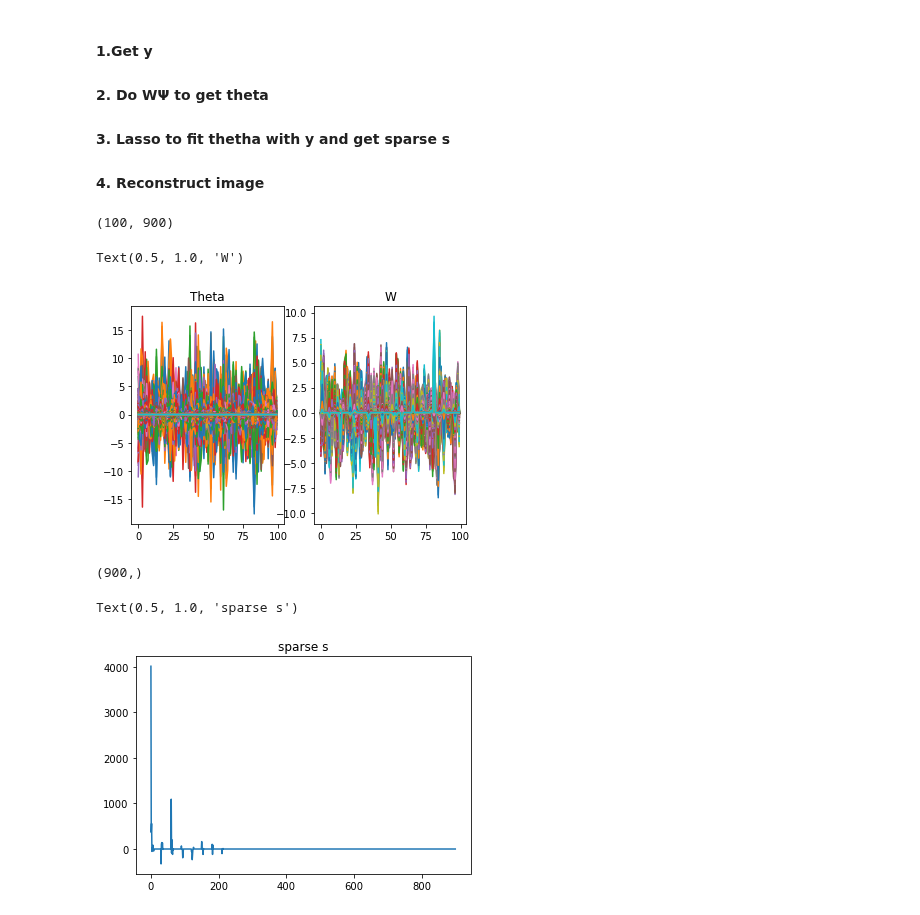
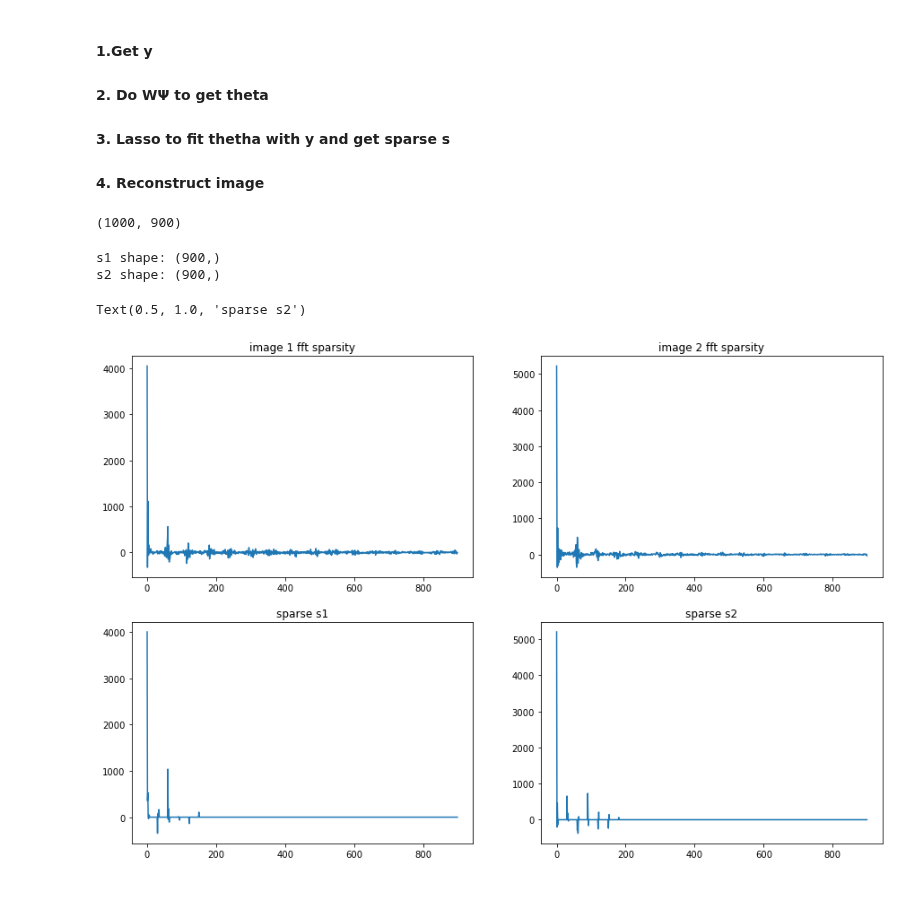
Before and after one commit to qkstngus000/Visual-Compressive-Sensing, a Jupyter notebook: V1_Compress _Sensing.ipynb, the cells around one changed output. Drawn from its saved outputs; the diff is of its cells as text; code cells hidden in the pictures.

```diff
--- a/V1_Compress _Sensing.ipynb
+++ b/V1_Compress _Sensing.ipynb
@@ -18,7 +18,7 @@ from PIL import Image, ImageOps
 # %%
 # 1. Generate random V1 weights
 
-numCell = 100
+numCell = 1000
 dim = (30, 30)
 cellSize = 5
 sparseFreq = 3
@@ -146,39 +149,66 @@ Text(0.5, 1.0, 'image 2 fft sparsity')
 #### 4. Reconstruct image
 # %%
 # 1. Some measurement y
-y = W @ imgArr1
-y = y.squeeze()
+
+# image 1
+y1 = W @ imgArr1
+y1 = y1.squeeze()
+
+# image 2
+y2 = W @ imgArr2
+y2 = y2.squeeze()
 # %%
 ## 2. WΨ
 theta = fft.dctn(W.reshape(numCell, n, n), norm = 'ortho', axes = [1, 2])
 theta = theta.reshape(numCell, n*n)
 theta.shape
 # %% [output]
-(100, 900)
+(1000, 900)
 # %%
 # Check difference between W and theta
-fig = plt.figure()
-ax = fig.add_subplot(1, 2, 1)
-plt.plot(theta)
-plt.title("Theta")
+#fig = plt.figure(figsize = (15, 4))
+#ax = fig.add_subplot(1, 2, 1)
+#plt.plot(theta)
+#plt.title("Theta")
 
-ax = fig.add_subplot(1, 2, 2)
-plt.plot(W)
-plt.title("W")
+#ax = fig.add_subplot(1, 2, 2)
+#plt.plot(W)
+#plt.title("W")
-# %% [output]
-Text(0.5, 1.0, 'W')
-[figure, removed]
 # %%
+
+
+fig = plt.figure(figsize = (15, 10))
+
+# FFT of original image
+ax = fig.add_subplot(2, 2, 1)
+plt.plot(fft.dctn(imgArr1, norm = 'ortho'))
+plt.title("image 1 fft sparsity")
+
+ax = fig.add_subplot(2, 2, 2)
+plt.plot(fft.dctn(imgArr2, norm = 'ortho'))
+plt.title("image 2 fft sparsity")
+
 # Normalize data with lasso
 mini = Lasso(alpha = 1*numCell)
-mini.fit(theta, y)
-s = mini.coef_
-print(s.shape)
-plt.plot(s)
-plt.title('sparse s')
+mini.fit(theta, y1)
+s1 = mini.coef_
+print("s1 shape:", s1.shape)
+
+ax = fig.add_subplot(2, 2, 3)
+plt.plot(s1)
+plt.title('sparse s1')
+
+mini.fit(theta, y2)
+s2 = mini.coef_
+print("s2 shape:", s2.shape)
+
+ax = fig.add_subplot(2, 2, 4)
+plt.plot(s2)
+plt.title('sparse s2')
 # %% [output]
-(900,)
+s1 shape: (900,)
+s2 shape: (900,)
-Text(0.5, 1.0, 'sparse s')
+Text(0.5, 1.0, 'sparse s2')
-[figure, old version]
+[figure, new version]
 # %%
 # 4. Reform image
```
Also changed, not shown: parts of 8 cells of this notebook, 1 other file.
